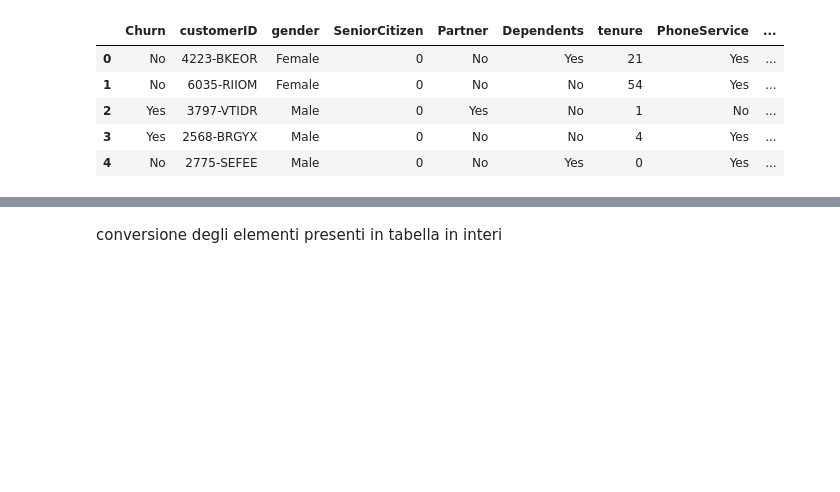
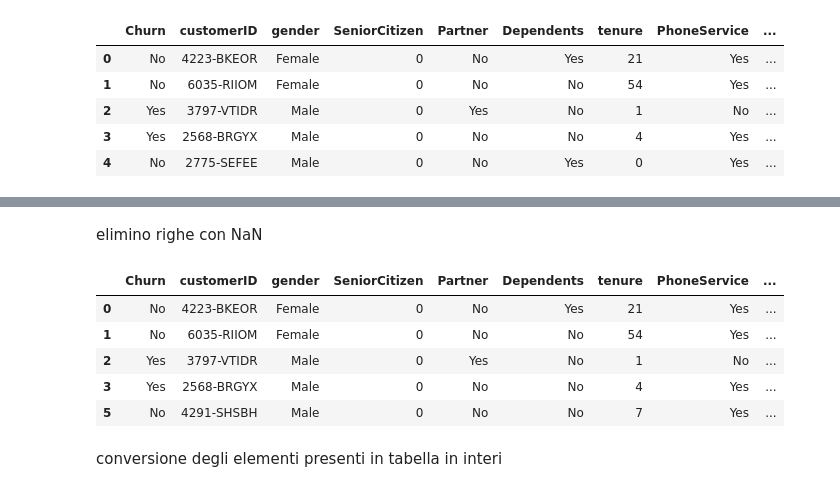
Before and after one commit to ciaoCiao100/proveChallenge2, a Jupyter notebook: customerTensorflowProva.ipynb, the cells around one changed output, grey strips where cells are left out. Cells and saved outputs as stored; diff of their text form; code cells hidden in the pictures; blank space fills up the shorter version.

```diff
--- a/customerTensorflowProva.ipynb
+++ b/customerTensorflowProva.ipynb
@@ -27,3 +42,17 @@ df.head()
+# %% [markdown]
+elimino righe con NaN
+# %%
+
+# Procediamo con l'eliminazione dei dati non validi (NaN)
+df.dropna(inplace=True)
+df.head()
+# %% [output]
+|  | Churn | customerID | gender | SeniorCitizen | Partner | Dependents | tenure | PhoneService | ... |
+| 0 | No | 4223-BKEOR | Female | 0 | No | Yes | 21 | Yes | ... |
+| 1 | No | 6035-RIIOM | Female | 0 | No | No | 54 | Yes | ... |
+| 2 | Yes | 3797-VTIDR | Male | 0 | Yes | No | 1 | No | ... |
+| 3 | Yes | 2568-BRGYX | Male | 0 | No | No | 4 | Yes | ... |
+| 5 | No | 4291-SHSBH | Male | 0 | No | No | 7 | Yes | ... |
 # %% [markdown]
 conversione degli elementi presenti in tabella in interi
 # %%
```
Also changed, not shown: parts of 7 cells of this notebook.
